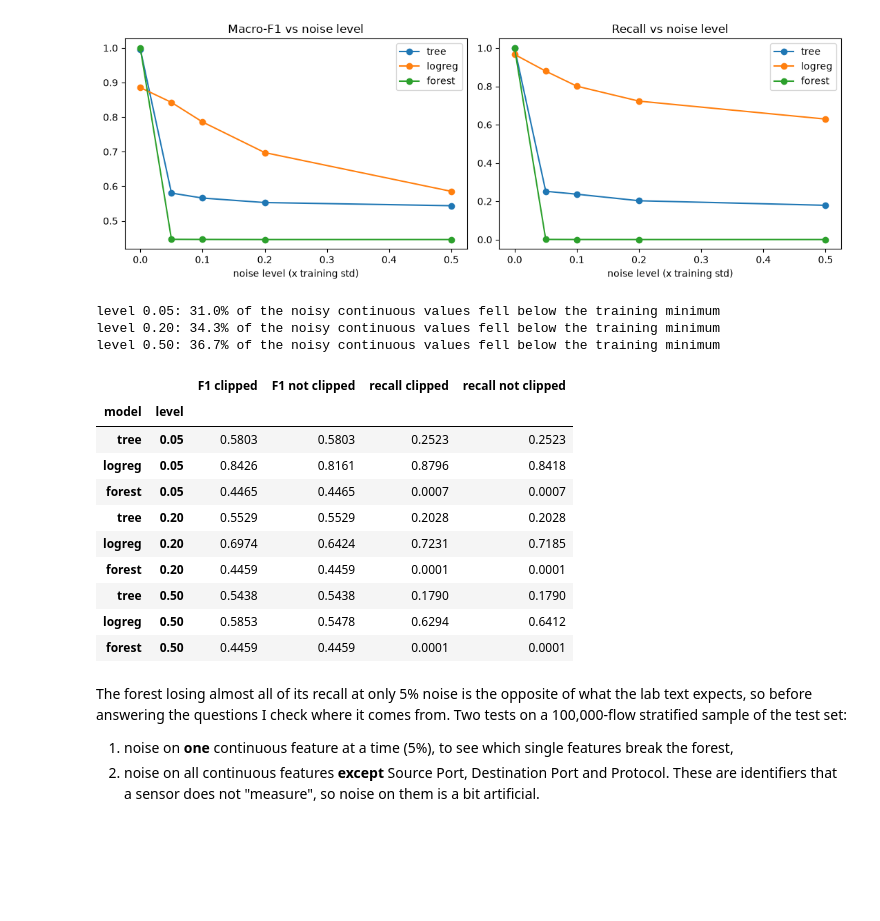
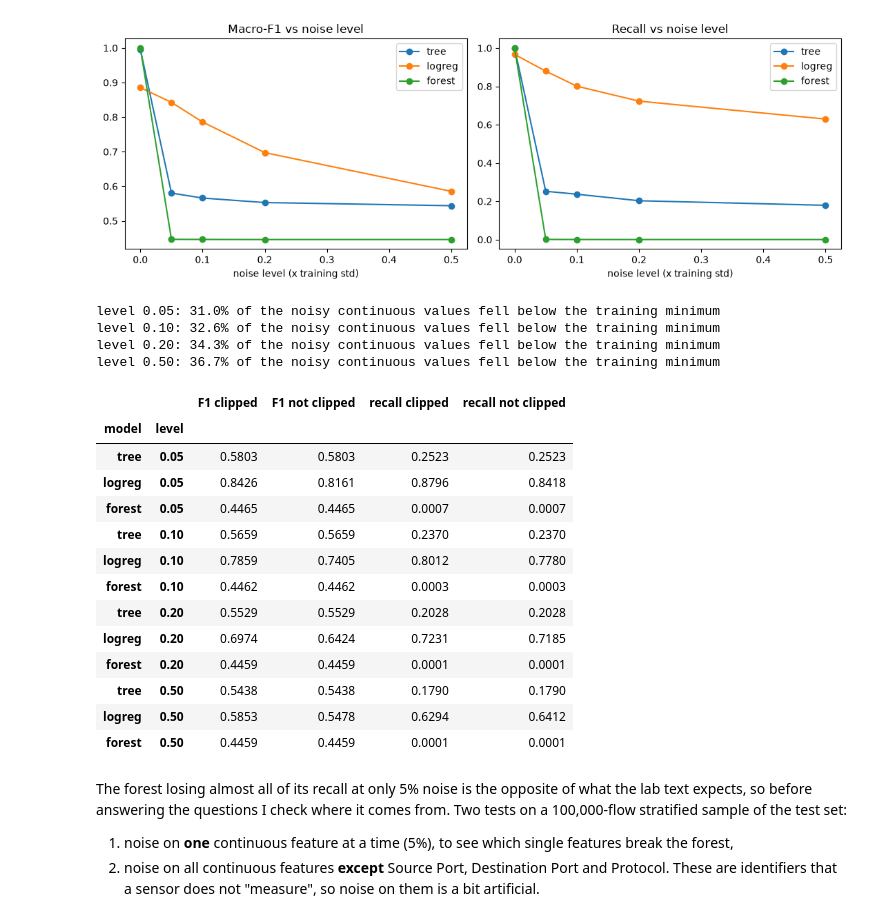
Before and after one commit to Nishant-Gandhi09/D7084E_XAI_Lab4.2, a Jupyter notebook: Lab4_2_Robustness_Attacks.ipynb, the cells around one changed output. Cells and saved outputs as stored; diff of their text form; code cells hidden in the pictures; blank space fills up the shorter version.

Commit message:
fix: table 4 output, added 0.10

```diff
--- a/Lab4_2_Robustness_Attacks.ipynb
+++ b/Lab4_2_Robustness_Attacks.ipynb
@@ -374,31 +374,35 @@ All metrics at 5% noise:
 # %%
 # Does clipping matter? Same levels without the clip, for comparison.
 clip_rows = []
-for level in [0.05, 0.20, 0.50]:
+for level in [0.05, 0.10, 0.20, 0.50]:
     X_unclipped = add_noise(X_test, X_train, level, seed=SEED, clip=False)
     below = (X_unclipped[continuous_cols] < X_train[continuous_cols].min()).to_numpy().mean()
     for name, model in models.items():
         r = report(model, X_unclipped, y_test)
         clip_rows.append({
             "model": name, "level": level,
             "F1 clipped": noise_reports[(name, level)]["macro_F1"], "F1 not clipped": r["macro_F1"],
             "recall clipped": noise_reports[(name, level)]["recall"], "recall not clipped": r["recall"],
         })
     print(f"level {level:.2f}: {below:.1%} of the noisy continuous values fell below the training minimum")
 
 clip_table = pd.DataFrame(clip_rows).set_index(["model", "level"])
 display(clip_table)
 clip_table.to_csv(results_dir / "B1_clipping.csv")
 del X_unclipped
 # %% [output]
 level 0.05: 31.0% of the noisy continuous values fell below the training minimum
+level 0.10: 32.6% of the noisy continuous values fell below the training minimum
 level 0.20: 34.3% of the noisy continuous values fell below the training minimum
 level 0.50: 36.7% of the noisy continuous values fell below the training minimum
 |  |  | F1 clipped | F1 not clipped | recall clipped | recall not clipped |
 | model | level |  |  |  |  |
 | tree | 0.05 | 0.5803 | 0.5803 | 0.2523 | 0.2523 |
 | logreg | 0.05 | 0.8426 | 0.8161 | 0.8796 | 0.8418 |
 | forest | 0.05 | 0.4465 | 0.4465 | 0.0007 | 0.0007 |
+| tree | 0.10 | 0.5659 | 0.5659 | 0.2370 | 0.2370 |
+| logreg | 0.10 | 0.7859 | 0.7405 | 0.8012 | 0.7780 |
+| forest | 0.10 | 0.4462 | 0.4462 | 0.0003 | 0.0003 |
 | tree | 0.20 | 0.5529 | 0.5529 | 0.2028 | 0.2028 |
 | logreg | 0.20 | 0.6974 | 0.6424 | 0.7231 | 0.7185 |
 | forest | 0.20 | 0.4459 | 0.4459 | 0.0001 | 0.0001 |
```
Also changed, not shown: 1 other file.
